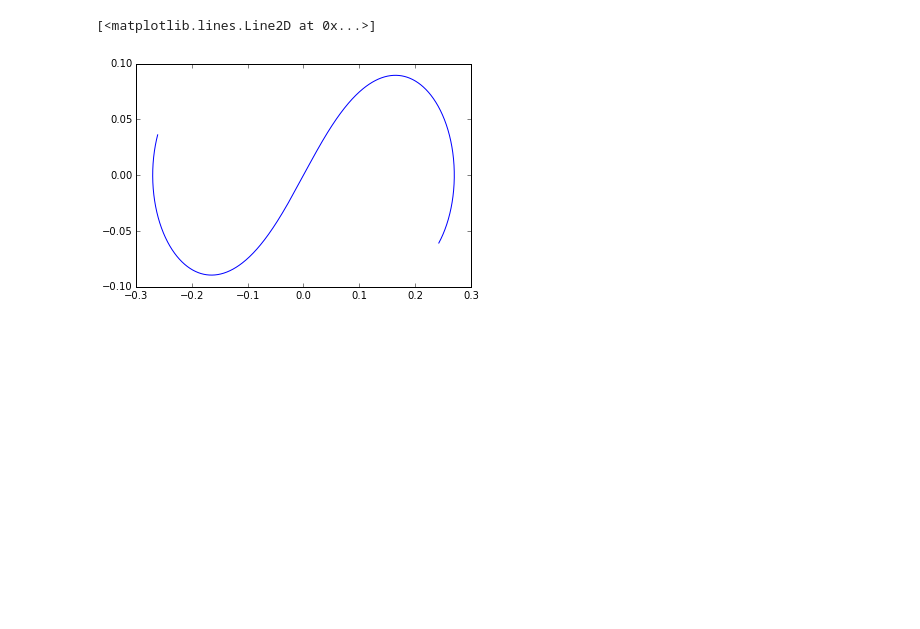
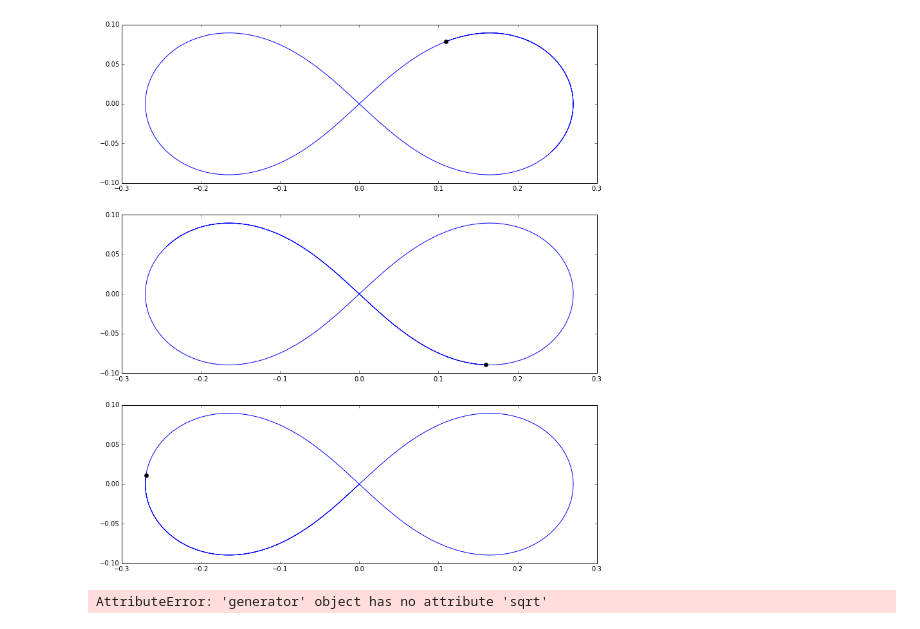
Before and after one commit to AHA-EL-CAPI/MC, a Jupyter notebook: Tareas/HW5/HW5.ipynb, the cells around one changed output. Cells and saved outputs as stored; diff of their text form; code cells hidden in the pictures; blank space fills up the shorter version.

```diff
--- a/Tareas/HW5/HW5.ipynb
+++ b/Tareas/HW5/HW5.ipynb
@@ -65,10 +65,30 @@ history = np.array([[t,Y[0],Y[1],Y[2],Y[3],Y[4],Y[5],Y[6],Y[7],Y[8],Y[9],Y[10],Y
 for i in range(numIter):
     chosenstep()
     history = np.append(history,[[t,Y[0],Y[1],Y[2],Y[3],Y[4],Y[5],Y[6],Y[7],Y[8],Y[9],Y[10],Y[11]]],axis=0)
-# %%
-x1 = history[:,1]
-y1 = history[:,2]
-plt.plot(x1,y1)
-# %% [output]
-[<matplotlib.lines.Line2D at 0x...>]
-[figure, removed]
+# %%
+x1 = history[:,1]
+y1 = history[:,2]
+x2 = history[:,3]
+y2 = history[:,4]
+x3 = history[:,5]
+y3 = history[:,6]
+plt.figure(figsize=(20,15))
+plt.subplot(3,1,1,aspect = 'equal')
+plt.plot(x1,y1)
+plt.plot(x1[-1],y1[-1],'ko')
+plt.subplot(3,1,2,aspect = 'equal')
+plt.plot(x2,y2)
+plt.plot(x2[-1],y2[-1],'ko')
+plt.subplot(3,1,3,aspect = 'equal')
+plt.plot(x3,y3)
+plt.plot(x3[-1],y3[-1],'ko')
+plt.show()
+# %% [output]
+[figure, added]
+# %%
+r1 = np.array([[x1[i],y1[i]] for i in range(len(x1))])
+r1 -= r1_0
+
+r = []
+# %% [output]
+AttributeError: 'generator' object has no attribute 'sqrt'
```
Also changed, not shown: parts of 1 cell of this notebook.
